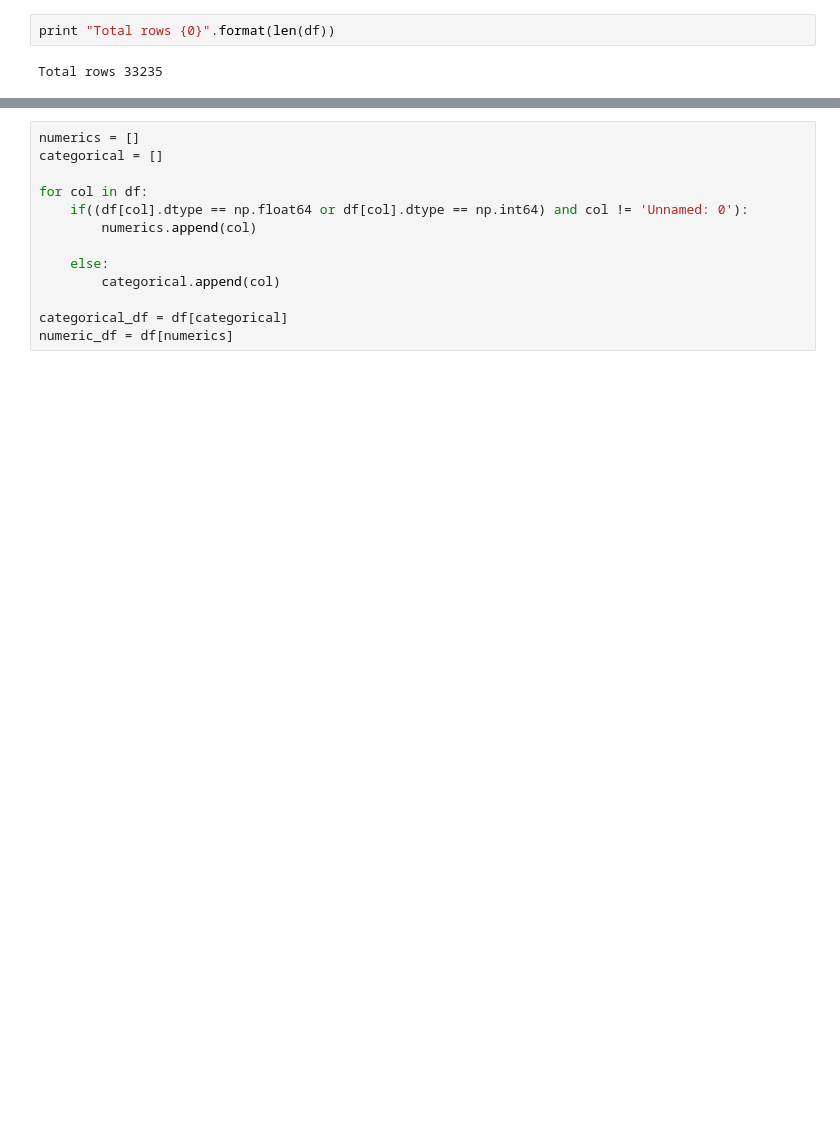
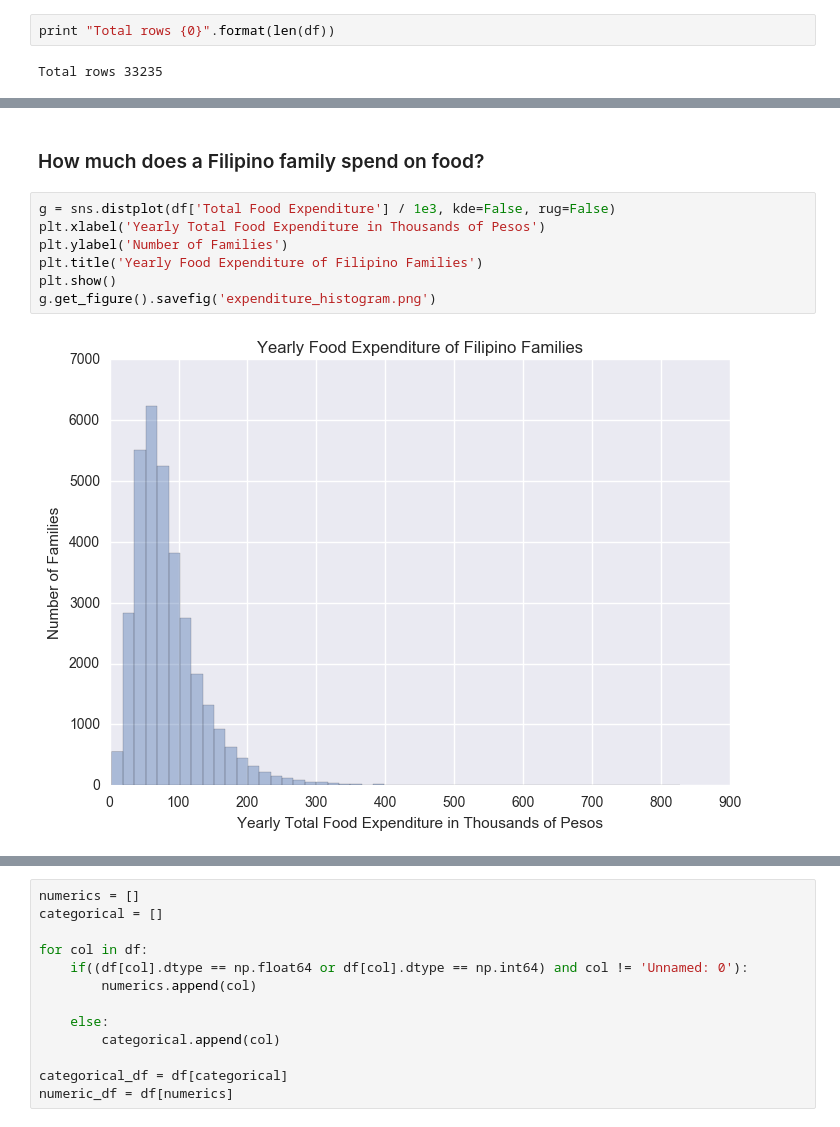
Before and after one commit to colegrigsby/401NN, a Jupyter notebook: EDA.ipynb, the cells around one changed output, grey strips where cells are left out. Saved outputs shown, nothing was run; the diff lists cells and outputs as text; blank space fills up the shorter version.

```diff
--- a/EDA.ipynb
+++ b/EDA.ipynb
@@ -39,0 +80,11 @@ df.describe()
+# %% [markdown]
+### How much does a Filipino family spend on food?
+# %%
+g = sns.distplot(df['Total Food Expenditure'] / 1e3, kde=False, rug=False)
+plt.xlabel('Yearly Total Food Expenditure in Thousands of Pesos')
+plt.ylabel('Number of Families')
+plt.title('Yearly Food Expenditure of Filipino Families')
+plt.show()
+g.get_figure().savefig('expenditure_histogram.png')
+# %% [output]
+[figure, added]
```
Also changed, not shown: parts of 23 cells of this notebook, 1 other file.
